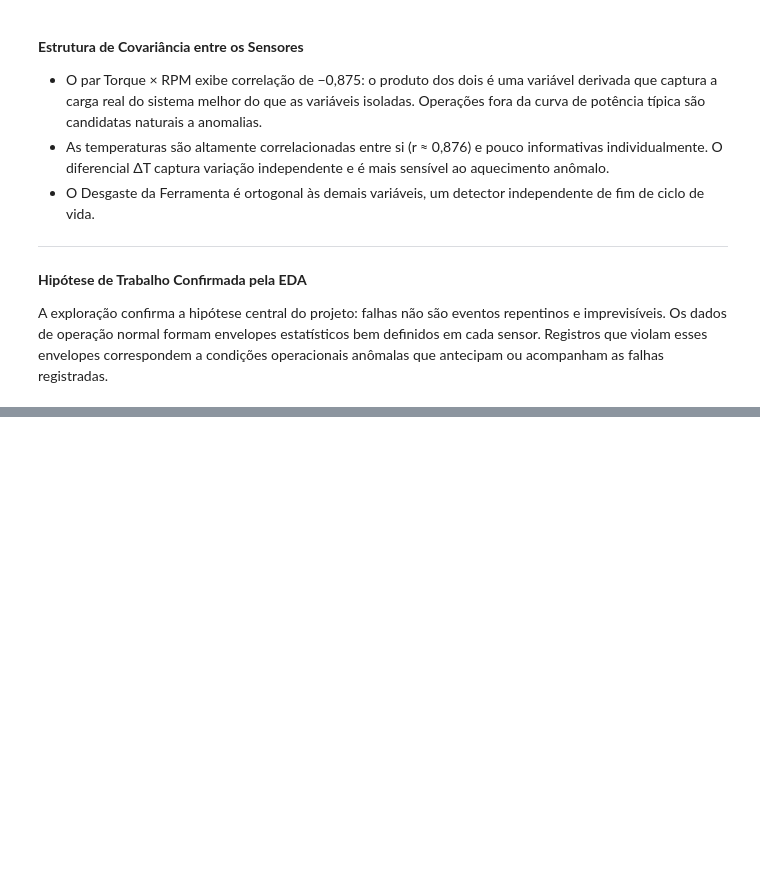
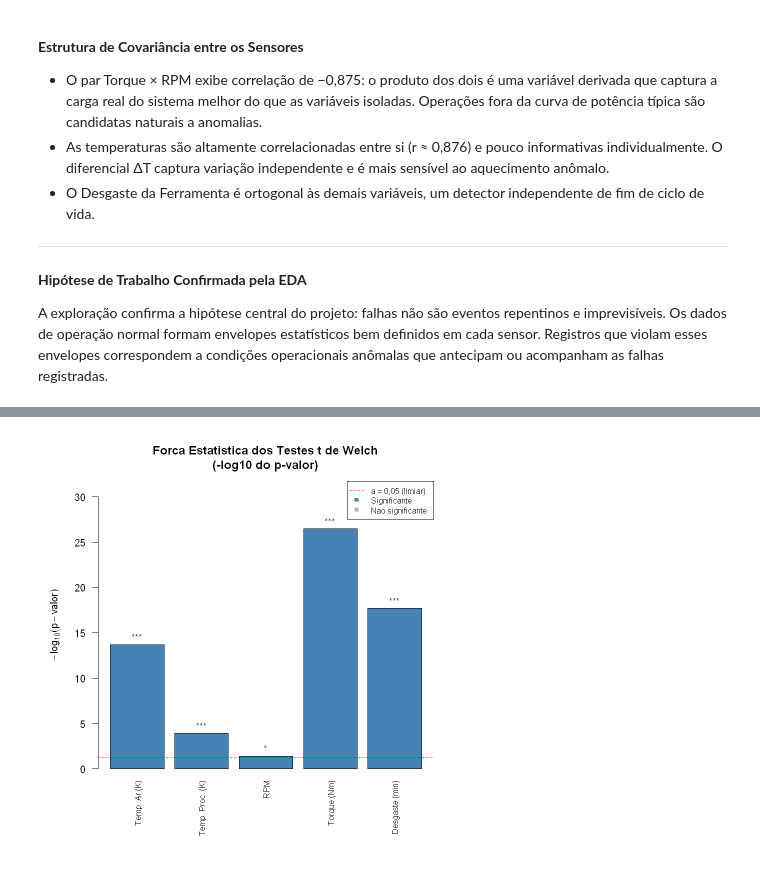
Before and after one commit to Melo-RafaelV/deteccao-anomalias-manutencao, a Jupyter notebook: deteccao-anomalias-maquinas.ipynb, the cells around one changed output, grey strips where cells are left out. Saved outputs shown, nothing was run; the diff lists cells and outputs as text; code cells hidden in the pictures; blank space fills up the shorter version.

Commit message:
feat: adiciona seção 3 - validação estatística e teste de hipóteses

```diff
--- a/deteccao-anomalias-maquinas.ipynb
+++ b/deteccao-anomalias-maquinas.ipynb
@@ -487,0 +635,28 @@ A exploração confirma a hipótese central do projeto: falhas não são eventos
+# %%
+# ---- Síntese Visual: -log10(p-valor) dos Testes t de Welch ----
+p_vals    <- sapply(resultados_t, function(tt) tt$p.value)
+neg_log_p <- -log10(p_vals)
+limiar    <- -log10(0.05)
+
+par(mar = c(7, 5, 4, 2))
+bp <- barplot(neg_log_p,
+              col       = ifelse(p_vals < 0.05, "steelblue", "gray70"),
+              main      = "Forca Estatistica dos Testes t de Welch\n(-log10 do p-valor)",
+              ylab      = expression(-log[10](p-valor)),
+              names.arg = nomes,
+              las       = 2,
+              cex.names = 0.8,
+              ylim      = c(0, max(neg_log_p) * 1.2))
+abline(h = limiar, col = "red", lty = 2, lwd = 1.5)
+text(bp, neg_log_p + max(neg_log_p) * 0.04,
+     ifelse(p_vals < 0.001, "***",
+     ifelse(p_vals < 0.05,  "*", "ns")),
+     cex = 0.85, font = 2)
+legend("topright",
+       legend = c("a = 0,05 (limiar)", "Significante", "Nao significante"),
+       col    = c("red", "steelblue", "gray70"),
+       lty    = c(2, NA, NA), pch = c(NA, 15, 15),
+       cex    = 0.8, bg = "white")
+par(mar = c(5, 4, 4, 2))
+# %% [output]
+[figure, added]
```
Also changed, not shown: parts of 5 cells of this notebook.
